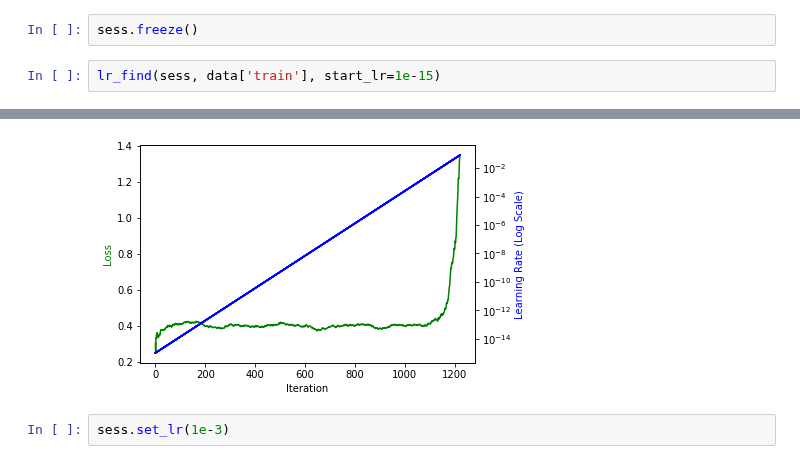
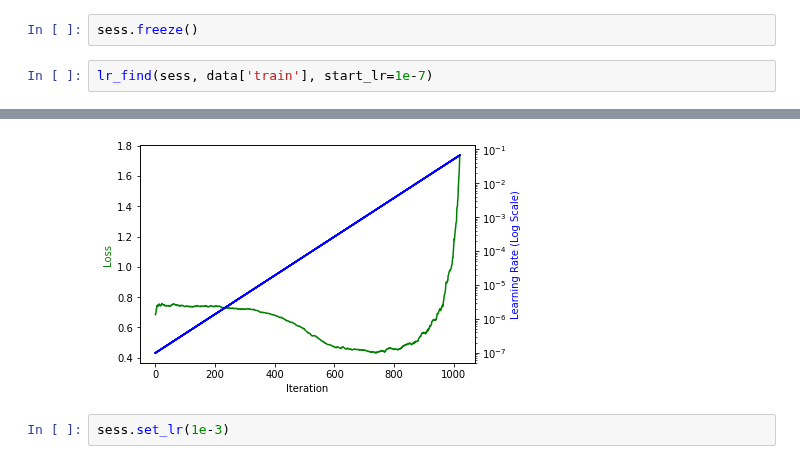
Before and after one commit to deepditch/deep.lib, a Jupyter notebook: RoadDamage.ipynb, the cells around one changed output, grey strips where cells are left out. Saved outputs shown, nothing was run; the diff lists cells and outputs as text.

```diff
--- a/RoadDamage.ipynb
+++ b/RoadDamage.ipynb
@@ -94,11 +117,11 @@ sess = Session(model_ft, criterion, optim_fn, [*[1e-3] * 9, 1e-2])
 # %%
 sess.freeze()
 # %%
-lr_find(sess, data['train'], start_lr=1e-15)
+lr_find(sess, data['train'], start_lr=1e-7)
 # %% [output]
 [interactive output not drawn]
 [interactive output not drawn]
-[figure, old version]
+[figure, new version]
 # %%
 sess.set_lr(1e-3)
 # %%
```
Also changed, not shown: parts of 4 cells of this notebook, 5 other files.
